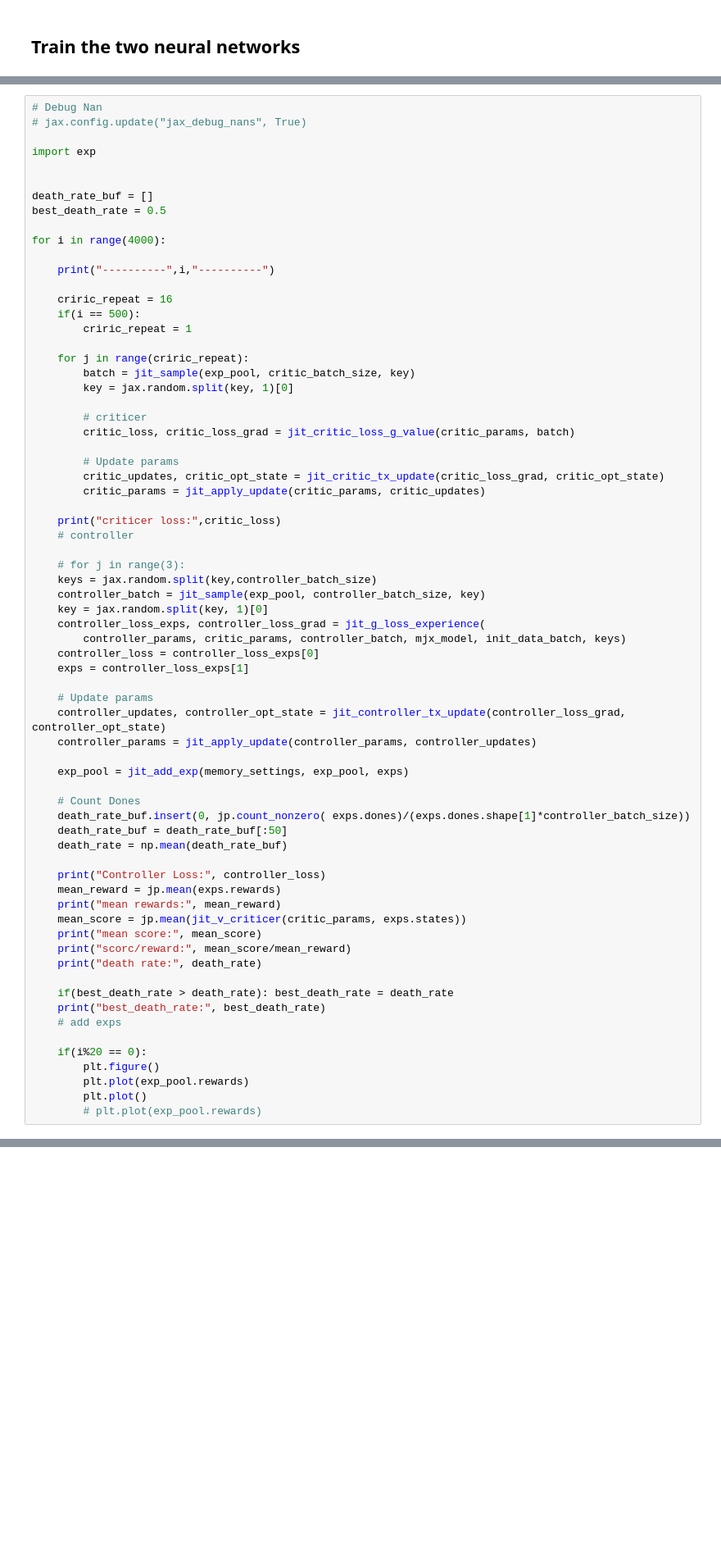
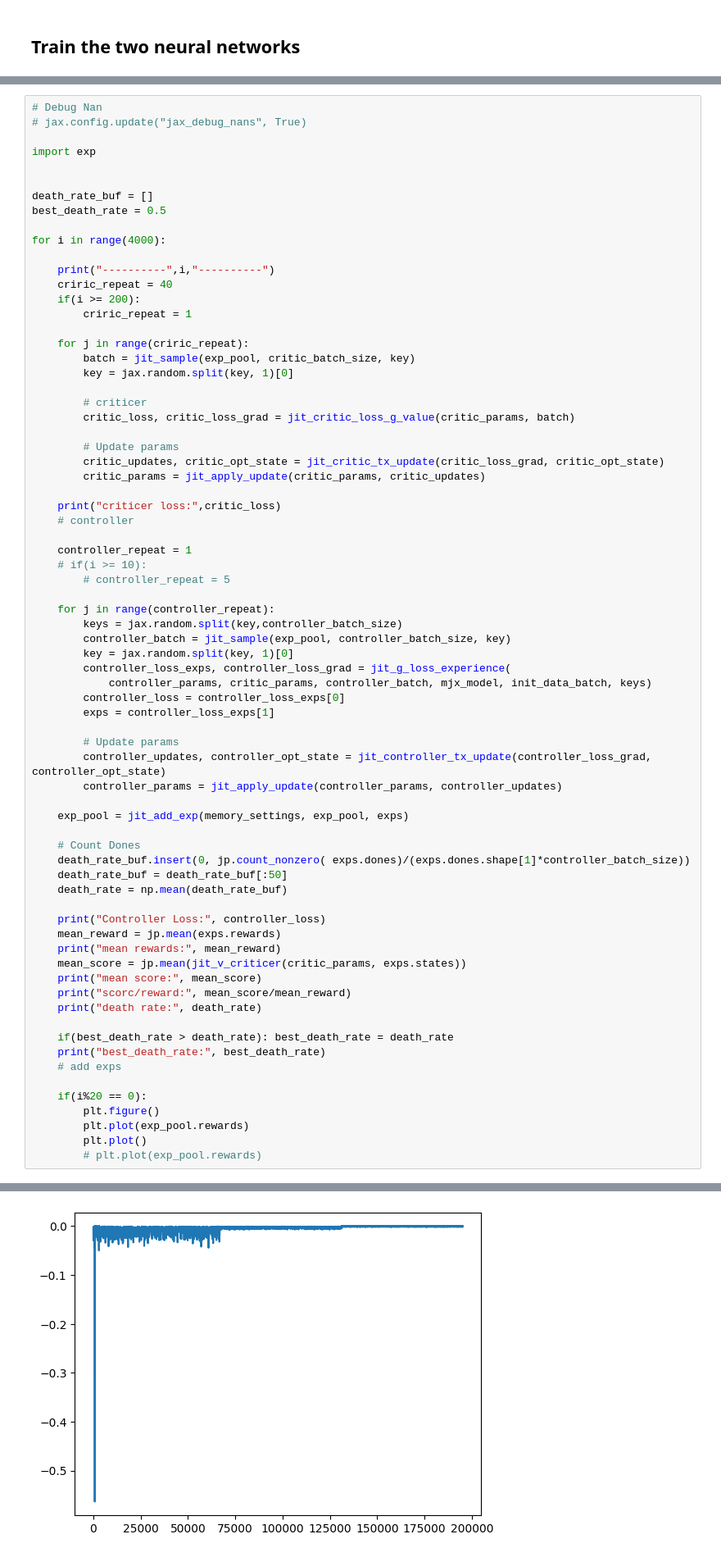
Before and after one commit to junqingqiao/biomujoco_rl, a Jupyter notebook: RL/Stand.ipynb, the cells around one changed output, grey strips where cells are left out. Shown at 82% size. Cells and saved outputs as stored; diff of their text form; blank space fills up the shorter version.

```diff
--- a/RL/Stand.ipynb
+++ b/RL/Stand.ipynb
@@ -435,9 +492,8 @@ best_death_rate = 0.5
 for i in range(4000):
 
     print("----------",i,"----------")
-
-    criric_repeat = 16
-    if(i == 500):
+    criric_repeat = 40
+    if(i >= 200):
         criric_repeat = 1
 
     for j in range(criric_repeat):
@@ -454,18 +510,22 @@ for i in range(4000):
     print("criticer loss:",critic_loss)
     # controller
 
-    # for j in range(3):
-    keys = jax.random.split(key,controller_batch_size)
-    controller_batch = jit_sample(exp_pool, controller_batch_size, key)
-    key = jax.random.split(key, 1)[0]
-    controller_loss_exps, controller_loss_grad = jit_g_loss_experience(
-        controller_params, critic_params, controller_batch, mjx_model, init_data_batch, keys)
-    controller_loss = controller_loss_exps[0]
-    exps = controller_loss_exps[1]
+    controller_repeat = 1
+    # if(i >= 10):
+        # controller_repeat = 5
 
-    # Update params
-    controller_updates, controller_opt_state = jit_controller_tx_update(controller_loss_grad, controller_opt_state)
-    controller_params = jit_apply_update(controller_params, controller_updates)
+    for j in range(controller_repeat):
+        keys = jax.random.split(key,controller_batch_size)
+        controller_batch = jit_sample(exp_pool, controller_batch_size, key)
+        key = jax.random.split(key, 1)[0]
+        controller_loss_exps, controller_loss_grad = jit_g_loss_experience(
+            controller_params, critic_params, controller_batch, mjx_model, init_data_batch, keys)
+        controller_loss = controller_loss_exps[0]
+        exps = controller_loss_exps[1]
+
+        # Update params
+        controller_updates, controller_opt_state = jit_controller_tx_update(controller_loss_grad, controller_opt_state)
+        controller_params = jit_apply_update(controller_params, controller_updates)
 
     exp_pool = jit_add_exp(memory_settings, exp_pool, exps)
 
@@ -491,3 +551,4 @@ for i in range(4000):
         plt.plot(exp_pool.rewards)
         plt.plot()
         # plt.plot(exp_pool.rewards)
+# %% [output]
@@ -493,0 +590 @@ for i in range(4000):
+[figure, added]
```
Also changed, not shown: parts of 15 cells of this notebook, 1 other file.
